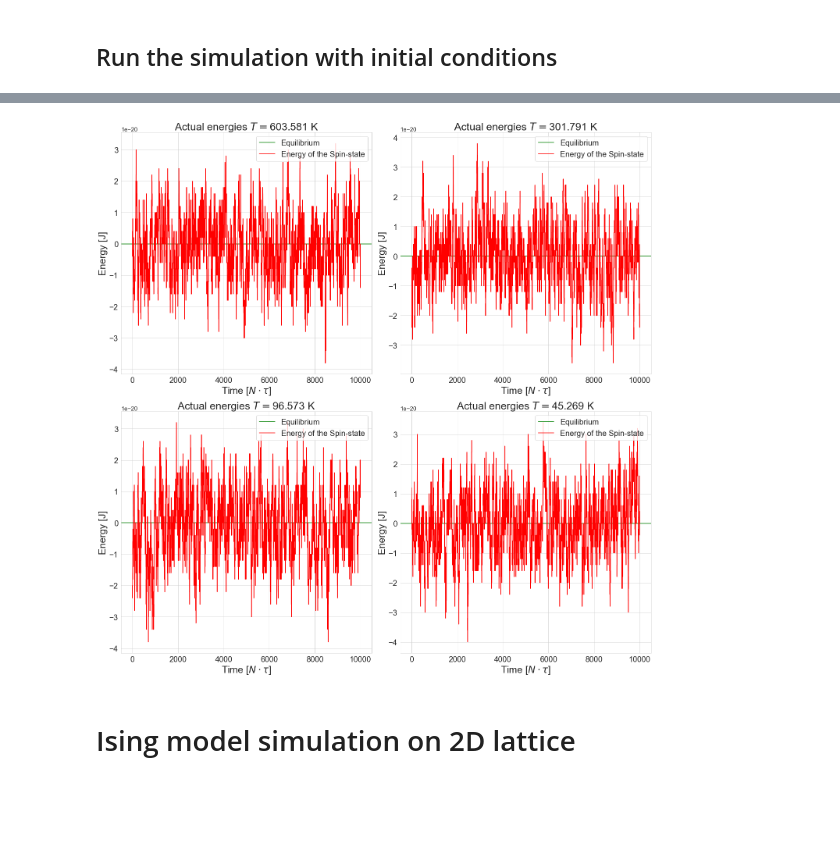
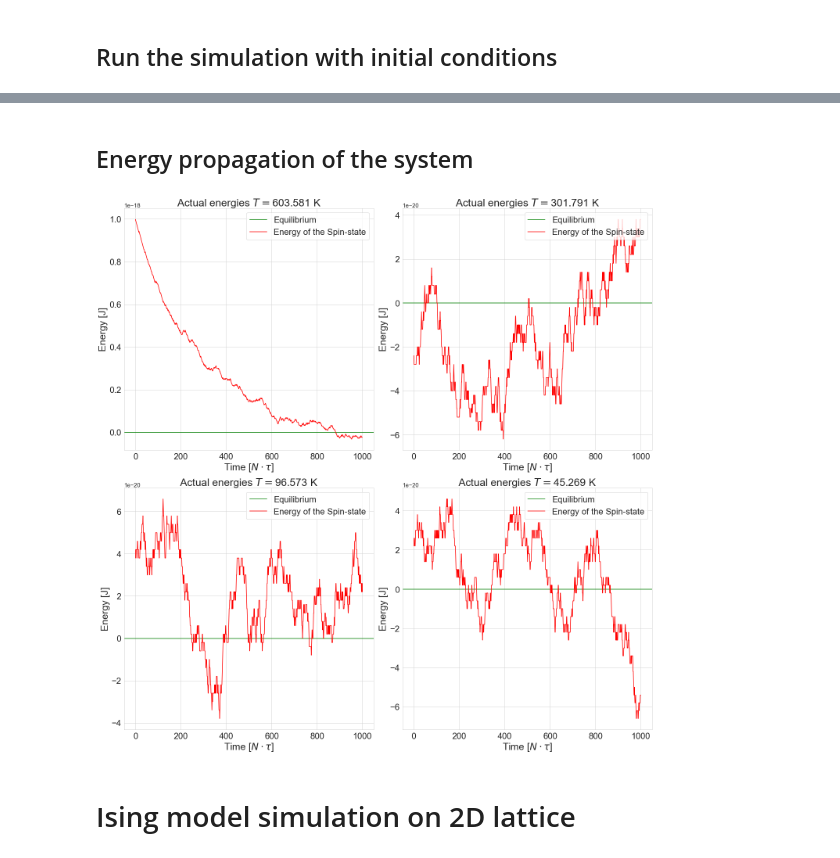
Before and after one commit to masterdesky/ELTE-stochastic-processes-2019, a Jupyter notebook: Lecture 7/Homework 7/Stochastic processes - 7..ipynb, the cells around one changed output, grey strips where cells are left out. Saved outputs shown, nothing was run; the diff lists cells and outputs as text; code cells hidden in the pictures; blank space fills up the shorter version.

```diff
--- a/Lecture 7/Homework 7/Stochastic processes - 7..ipynb
+++ b/Lecture 7/Homework 7/Stochastic processes - 7..ipynb
@@ -102,7 +113,7 @@ plt.show()
 def E(Spins):
     E = 0
 
-    for i in range(0, N_spin-2):
+    for i in range(0, N_spin_1D-2):
         E += Spins[i] * Spins[i+1]
 
     return E * J
@@ -193,0 +205,32 @@ step_indeces = np.asarray([i for i in range(0,steps+1)])
+# %%
+# The current positions of the spins
+Spins_positive_1D = Spins_1D[Spins_1D>0]
+Spins_negative_1D = Spins_1D[Spins_1D<0]
+
+fig, axes = plt.subplots(nrows=1, ncols=1, figsize=(15,8))
+
+scattersize = 10
+axislabelsize = 20
+axisticksize = 17
+legendsize = 17
+
+count = 0
+for i in range(0, N_spin_1D):
+    if(Spins_1D[i] > 0):
+        axes.scatter(i, Spins_1D[i], color='red', s=scattersize)
+
+    elif(Spins_1D[i] < 0):
+        axes.scatter(i, Spins_1D[i], color='blue', s=scattersize)
+
+axes.set_xlabel('Spins [n]', fontsize=axislabelsize)
+axes.set_ylabel('Initial values of Ising spins (+/-)', fontsize=axislabelsize)
+axes.tick_params(axis='both', which='major', labelsize=axisticksize)
+
+legend_elements = [Line2D([0], [0], marker='o', color='white',markerfacecolor='red',
+                          markersize=10, label='Number of positive spins: {0}'.format(len(Spins_positive_1D))),
+                   Line2D([0], [0], marker='o', color='white', markerfacecolor='blue',
+                          markersize=10, label='Number of negative spins: {0}'.format(len(Spins_negative_1D)))]
+
+axes.legend(handles=legend_elements , loc='center right', fontsize=legendsize)
+
+plt.show()
@@ -194,36 +239,40 @@ step_indeces = np.asarray([i for i in range(0,steps+1)])
+# %% [markdown]
+## Energy propagation of the system
 # %%
 nrows = 2
 ncols = 2
 fig, axes = plt.subplots(nrows=nrows, ncols=ncols, figsize=(20,20))
 
 titlesize=27
 axislabelsize=25
+axisticksize=22
+legendsize=22
 
 for i in range(0,nrows):
     for j in range(0,ncols):
 
         axes[i][j].axhline(y=0, color='green', label='Equilibrium')
-        axes[i][j].plot(step_indeces, energy_chronology[str(i*nrows + j + 1)], c='red', label='Energy of the Spin-state')
+        axes[i][j].plot(step_indeces_1D, energy_chronology_1D[str(i*nrows + j + 1)], c='red', label='Energy of the Spin-state')
 
         axes[i][j].set_title('Actual energies $T =${0:.3f} K'.format(1 / (betas[str(i*nrows + j + 1)] * k_B)), fontsize=titlesize)
 
         axes[i][j].set_xlabel('Time [$N \\cdot \\tau$]', fontsize=axislabelsize)
         axes[i][j].set_ylabel('Energy [J]', fontsize=axislabelsize)
 
-        axes[i][j].tick_params(axis='both', which='major', labelsize=20)
+        axes[i][j].tick_params(axis='both', which='major', labelsize=axisticksize)
         axes[i][j].yaxis.get_offset_text().set_fontsize(15)
 
-        axes[i][j].legend(loc='upper right', fontsize=20)
+        axes[i][j].legend(loc='upper right', fontsize=legendsize)
 
 fig.tight_layout()
-plt.savefig('discrete_energies.' +
+plt.savefig('discrete_energies_1D.' +
             image_format,
             format=image_format,
             dpi=image_dpi,
             bbox_inches='tight')
 plt.show()
 # %% [output]
-[figure, old version]
+[figure, new version]
 # %% [markdown]
 # Ising model simulation on 2D lattice
 # %% [markdown]
```
Also changed, not shown: parts of 18 cells of this notebook, 2 other files.
